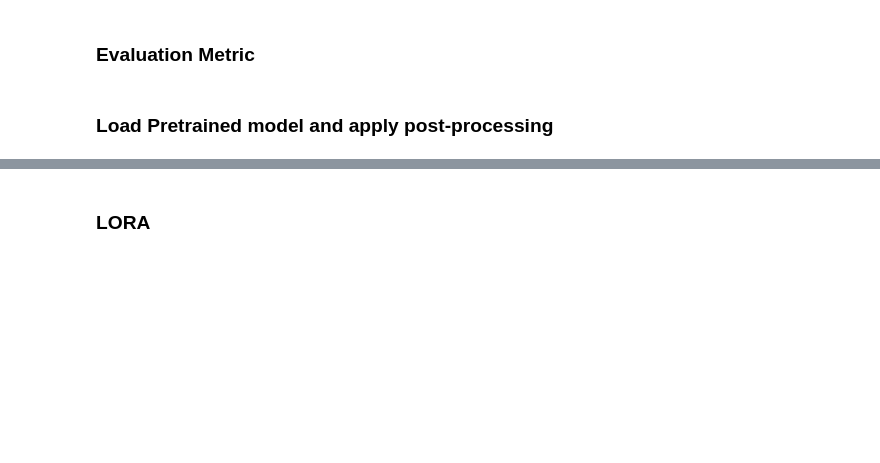
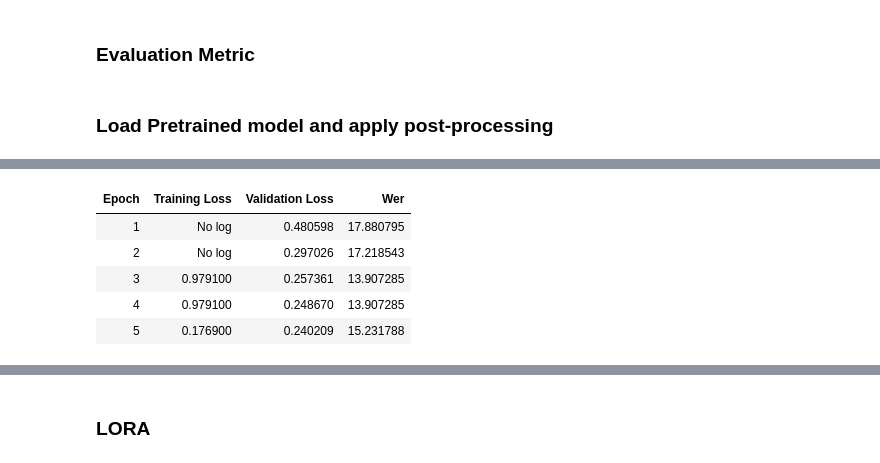
Before and after one commit to yeo-menghan/Singaporean_English_ASR, a Jupyter notebook: training/whisper/finetune-whisper.ipynb, the cells around one changed output, grey strips where cells are left out. Cells and saved outputs as stored; diff of their text form; code cells hidden in the pictures; blank space fills up the shorter version.

Commit message:
Add hyperparameter tuning for whisper

```diff
--- a/training/whisper/finetune-whisper.ipynb
+++ b/training/whisper/finetune-whisper.ipynb
@@ -408,0 +435,91 @@ model = prepare_model_for_kbit_training(model)
+# %%
+from transformers import Seq2SeqTrainer, Seq2SeqTrainingArguments
+from transformers.trainer_utils import HPSearchBackend
+import optuna
+
+def model_init():
+    # Initialize a fresh model for each trial
+    model = WhisperForConditionalGeneration.from_pretrained(
+        model_name_or_path,
+        quantization_config=bnb_config,
+        device_map="auto"
+    )
+
+    # Set decoding parameters
+    model.config.use_cache = False
+    model.config.forced_decoder_ids = processor.get_decoder_prompt_ids(language=language, task=task)
+    model.config.suppress_tokens = []
+
+    # Prepare model for k-bit training
+    model = prepare_model_for_kbit_training(model)
+
+    # Apply LoRA
+    lora_config = LoraConfig(
+        r=32,
+        lora_alpha=64,
+        target_modules=["q_proj", "v_proj"],
+        lora_dropout=0.05,
+        bias="none"
+    )
+    model = get_peft_model(model, lora_config)
+
+    return model
+
+# Define the hyperparameter search space
+def hp_space(trial):
+    return {
+        "learning_rate": trial.suggest_float("learning_rate", 1e-5, 1e-3, log=True),
+        "per_device_train_batch_size": trial.suggest_categorical("per_device_train_batch_size", [4, 8, 16]),
+        "gradient_accumulation_steps": trial.suggest_categorical("gradient_accumulation_steps", [1, 2, 4]),
+        "num_train_epochs": trial.suggest_int("num_train_epochs", 2, 5),
+        "warmup_ratio": trial.suggest_float("warmup_ratio", 0.0, 0.3),
+        "weight_decay": trial.suggest_float("weight_decay", 0.0, 0.1),
+    }
+
+# Define the baseline training arguments (hyperparameters will be updated by search)
+training_args = Seq2SeqTrainingArguments(
+    output_dir="../../output/models/whisper/hp_search",
+    evaluation_strategy="epoch",
+    save_strategy="epoch",
+    fp16=True,
+    predict_with_generate=True,
+    generation_max_length=128,
+    generation_num_beams=1,
+    logging_steps=25,
+    remove_unused_columns=False,
+    label_names=["labels"],
+    load_best_model_at_end=True,
+    metric_for_best_model="eval_wer",  # WER (lower is better)
+    greater_is_better=False,  # For WER, lower is better
+    push_to_hub=False,
+)
+
+# Initialize trainer with model_init function
+trainer = Seq2SeqTrainer(
+    args=training_args,
+    model_init=model_init,  # Important: use model_init instead of model
+    train_dataset=dataset["train"],
+    eval_dataset=dataset["validation"],
+    data_collator=data_collator,
+    compute_metrics=compute_metrics,
+    tokenizer=processor,
+    callbacks=[SavePeftModelCallback],
+)
+
+# Run hyperparameter search (n_trials specifies how many combinations to try)
+best_trial = trainer.hyperparameter_search(
+    direction="minimize",  # Minimize WER
+    backend="optuna",
+    hp_space=hp_space,
+    n_trials=10,  # Adjust based on your computational resources
+    compute_objective=lambda metrics: metrics["eval_wer"],
+)
+
+print(f"Best hyperparameters: {best_trial.hyperparameters}")
+
+# Train with the best hyperparameters
+for param, value in best_trial.hyperparameters.items():
+    setattr(trainer.args, param, value)
+
+trainer.train()
+# %% [output]
@@ -408,0 +547,6 @@ model = prepare_model_for_kbit_training(model)
+| Epoch | Training Loss | Validation Loss | Wer |
+| 1 | No log | 0.480598 | 17.880795 |
+| 2 | No log | 0.297026 | 17.218543 |
+| 3 | 0.979100 | 0.257361 | 13.907285 |
+| 4 | 0.979100 | 0.248670 | 13.907285 |
+| 5 | 0.176900 | 0.240209 | 15.231788 |
```
Also changed, not shown: parts of 3 cells of this notebook, 4 other files.
